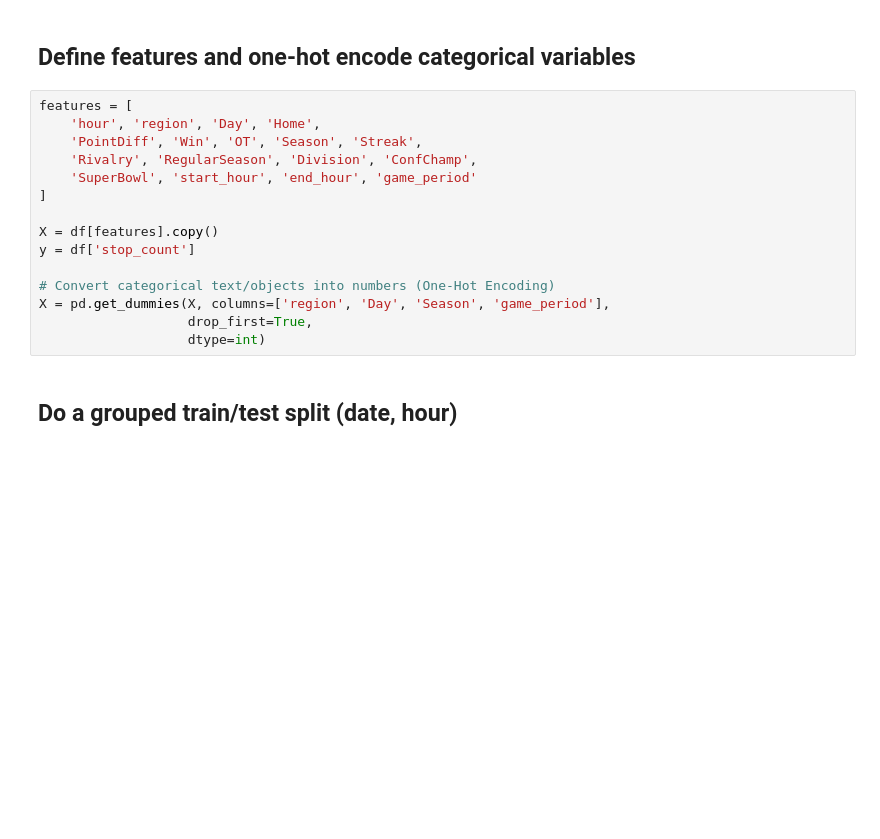
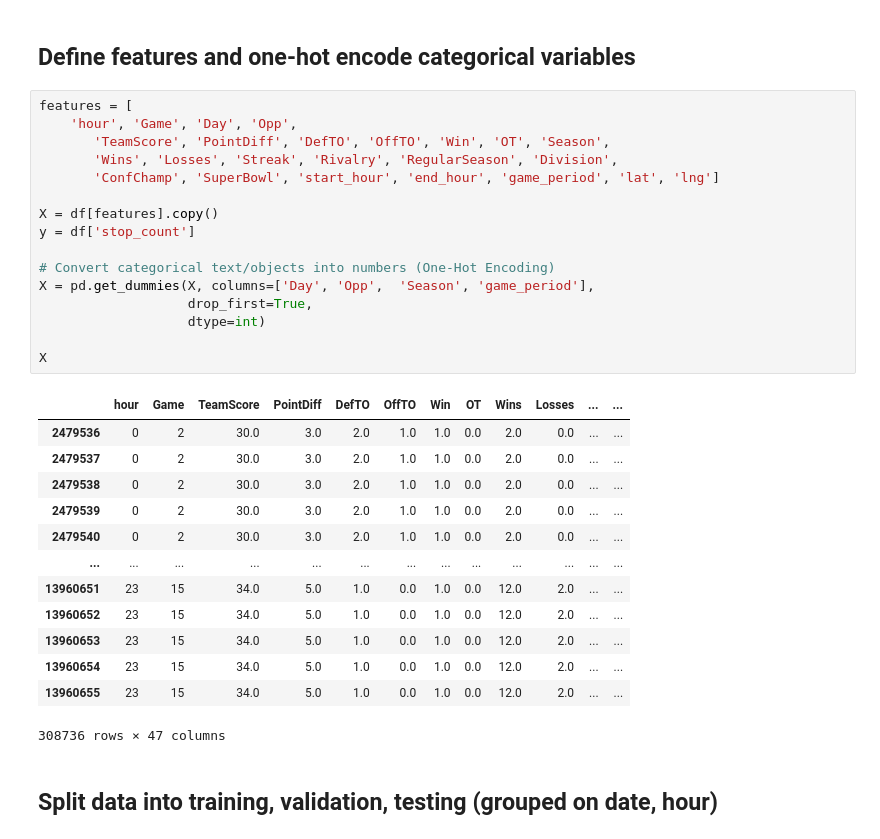
Before and after one commit to utexas-SDS-357/sds357-project-sp26-i-love-philly, a Jupyter notebook: modelling/eagles_square_model.ipynb, the cells around one changed output. Drawn from its saved outputs; the diff is of its cells as text; blank space fills up the shorter version.

```diff
--- a/modelling/eagles_square_model.ipynb
+++ b/modelling/eagles_square_model.ipynb
@@ -38,21 +51,36 @@ Index(['date', 'hour', 'region', 'stop_count', 'Game', 'Day', 'Home',
 ## Define features and one-hot encode categorical variables
 # %%
 features = [
-    'hour', 'region', 'Day', 'Home',
-    'PointDiff', 'Win', 'OT', 'Season', 'Streak',
-    'Rivalry', 'RegularSeason', 'Division', 'ConfChamp',
-    'SuperBowl', 'start_hour', 'end_hour', 'game_period'
-]
+    'hour', 'Game', 'Day', 'Opp',
+       'TeamScore', 'PointDiff', 'DefTO', 'OffTO', 'Win', 'OT', 'Season',
+       'Wins', 'Losses', 'Streak', 'Rivalry', 'RegularSeason', 'Division',
+       'ConfChamp', 'SuperBowl', 'start_hour', 'end_hour', 'game_period', 'lat', 'lng']
 
 X = df[features].copy()
 y = df['stop_count']
 
 # Convert categorical text/objects into numbers (One-Hot Encoding)
-X = pd.get_dummies(X, columns=['region', 'Day', 'Season', 'game_period'],
+X = pd.get_dummies(X, columns=['Day', 'Opp',  'Season', 'game_period'],
                    drop_first=True,
                    dtype=int)
+
+X
+# %% [output]
+|  | hour | Game | TeamScore | PointDiff | DefTO | OffTO | Win | OT | Wins | Losses | ... | ... |
+| 2479536 | 0 | 2 | 30.0 | 3.0 | 2.0 | 1.0 | 1.0 | 0.0 | 2.0 | 0.0 | ... | ... |
+| 2479537 | 0 | 2 | 30.0 | 3.0 | 2.0 | 1.0 | 1.0 | 0.0 | 2.0 | 0.0 | ... | ... |
+| 2479538 | 0 | 2 | 30.0 | 3.0 | 2.0 | 1.0 | 1.0 | 0.0 | 2.0 | 0.0 | ... | ... |
+| 2479539 | 0 | 2 | 30.0 | 3.0 | 2.0 | 1.0 | 1.0 | 0.0 | 2.0 | 0.0 | ... | ... |
+| 2479540 | 0 | 2 | 30.0 | 3.0 | 2.0 | 1.0 | 1.0 | 0.0 | 2.0 | 0.0 | ... | ... |
+| ... | ... | ... | ... | ... | ... | ... | ... | ... | ... | ... | ... | ... |
+| 13960651 | 23 | 15 | 34.0 | 5.0 | 1.0 | 0.0 | 1.0 | 0.0 | 12.0 | 2.0 | ... | ... |
+| 13960652 | 23 | 15 | 34.0 | 5.0 | 1.0 | 0.0 | 1.0 | 0.0 | 12.0 | 2.0 | ... | ... |
+| 13960653 | 23 | 15 | 34.0 | 5.0 | 1.0 | 0.0 | 1.0 | 0.0 | 12.0 | 2.0 | ... | ... |
+| 13960654 | 23 | 15 | 34.0 | 5.0 | 1.0 | 0.0 | 1.0 | 0.0 | 12.0 | 2.0 | ... | ... |
+| 13960655 | 23 | 15 | 34.0 | 5.0 | 1.0 | 0.0 | 1.0 | 0.0 | 12.0 | 2.0 | ... | ... |
+308736 rows × 47 columns
 # %% [markdown]
-## Do a grouped train/test split (date, hour)
+## Split data into training, validation, testing (grouped on date, hour)
 # %%
 from sklearn.model_selection import GroupShuffleSplit
 
```
Also changed, not shown: parts of 38 cells of this notebook.
